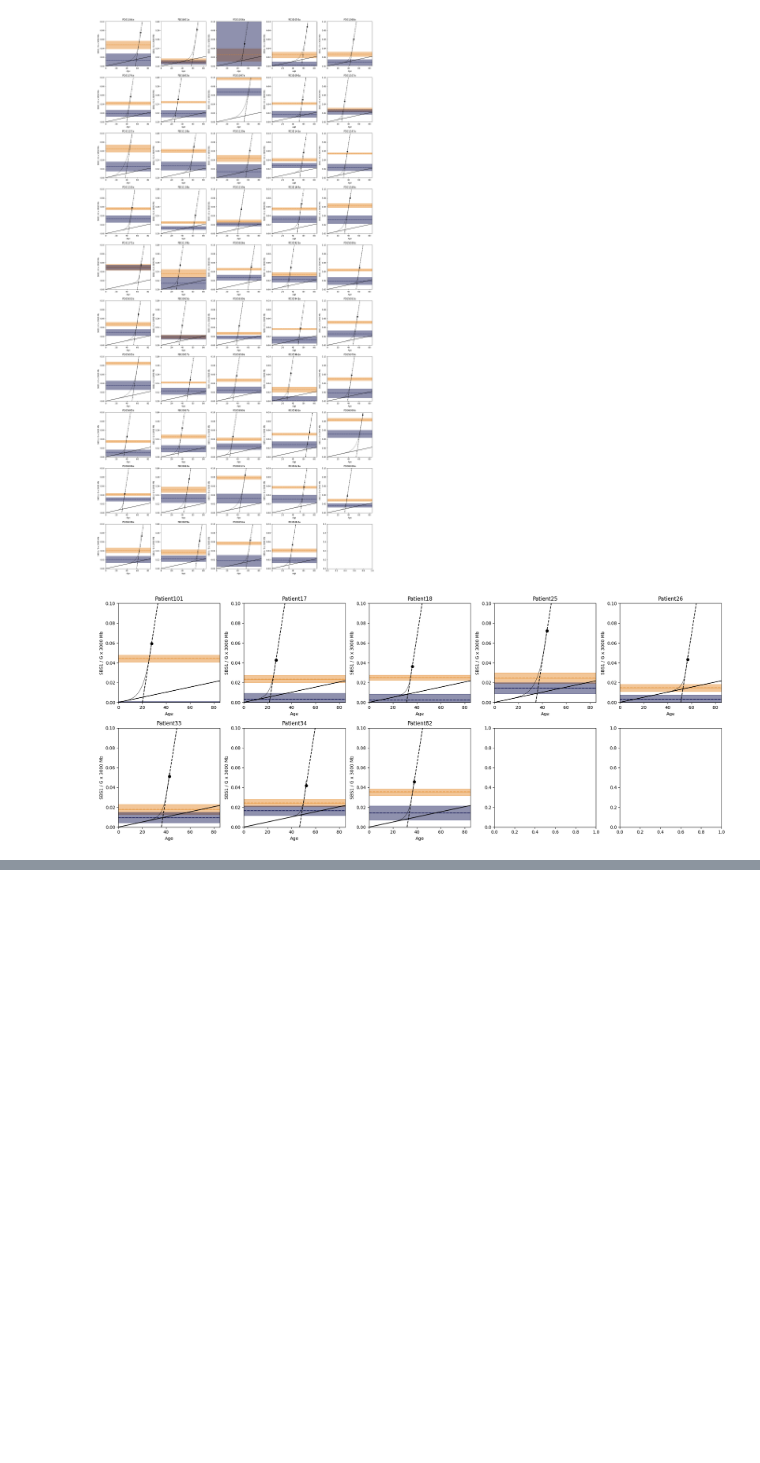
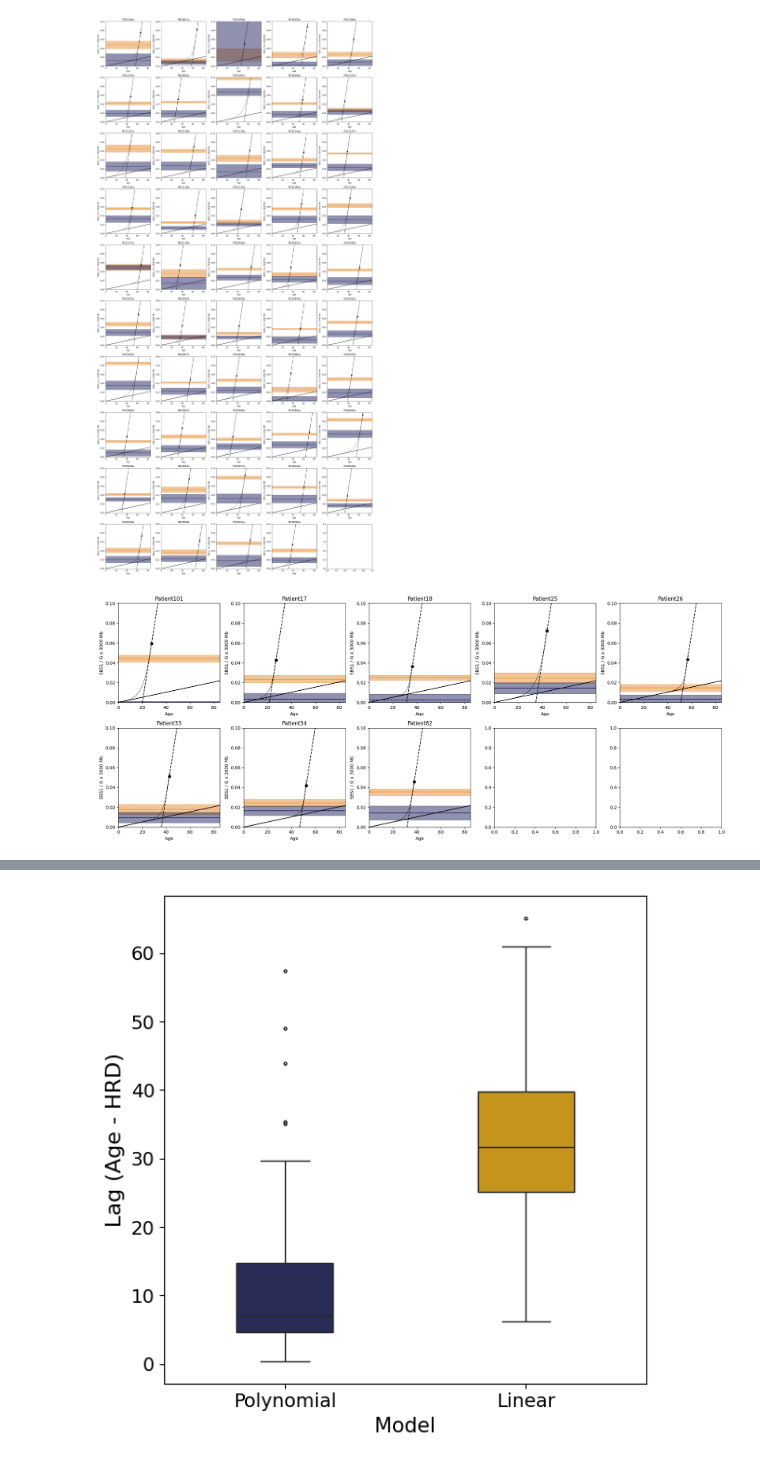
Before and after one commit to michandreop/HRDTimer, a Jupyter notebook: notebooks/paper_figures/Fig5.ipynb, the cells around one changed output, grey strips where cells are left out. Drawn from its saved outputs; the diff is of its cells as text; code cells hidden in the pictures; blank space fills up the shorter version.

```diff
--- a/notebooks/paper_figures/Fig5.ipynb
+++ b/notebooks/paper_figures/Fig5.ipynb
@@ -50,0 +154,45 @@ MolecularTimeToAge.analyze_cohort_timing(
+# %%
+import pandas as pd
+import seaborn as sns
+import matplotlib.pyplot as plt
+from scipy.stats import mannwhitneyu
+
+df_poly, df_linear = [], []
+for name in ["INFORM", "PCAWG", "SCANB"]:
+    df = pd.read_csv(f"MC_to_Age_results_{name}.csv")
+    df['Cohort'] = name
+    df.replace("NA", pd.NA, inplace=True)
+    df.dropna(subset=['HRD', 'HRD_low', 'HRD_high'], how='all', inplace=True)
+    df.fillna(0, inplace=True)
+    df_poly.append(df)
+    df_linear.append(df.astype({
+        'Age': float, 'HRD_linear': float,
+        'HRD_linear_low': float, 'HRD_linear_high': float
+    }))
+
+df_poly = pd.concat(df_poly).sort_values('Age').reset_index(drop=True)
+df_linear = pd.concat(df_linear).sort_values('Age').reset_index(drop=True)
+
+df_poly['lag'] = df_poly['Age'] - df_poly['HRD']
+df_linear['lag'] = df_linear['Age'] - df_linear['HRD_linear']
+df_poly['Model'], df_linear['Model'] = 'Polynomial', 'Linear'
+
+df_all = pd.concat([df_poly[['lag','Model']], df_linear[['lag','Model']]])
+
+stat, p = mannwhitneyu(df_poly['lag'], df_linear['lag'])
+
+plt.figure(figsize=(6,6))
+sns.boxplot(
+    data=df_all, x='Model', hue='Model', y='lag',
+    palette=["#21255e", "#e0a000"],
+    width=0.4, fliersize=2, linewidth=1,
+    legend=False
+)
+plt.ylabel('Lag (Age - HRD)', fontsize=16)
+plt.xticks(fontsize=14)
+plt.yticks(fontsize=14)
+plt.tight_layout()
+plt.savefig("/Volumes/extSSD/park_lab/HRDTimer_Analysis/AAA_Apr25_plots/lin_pol_boxplot.pdf", format='pdf', bbox_inches='tight')
+plt.show()
+# %% [output]
+[figure, added]
```
Also changed, not shown: parts of 11 cells of this notebook.
